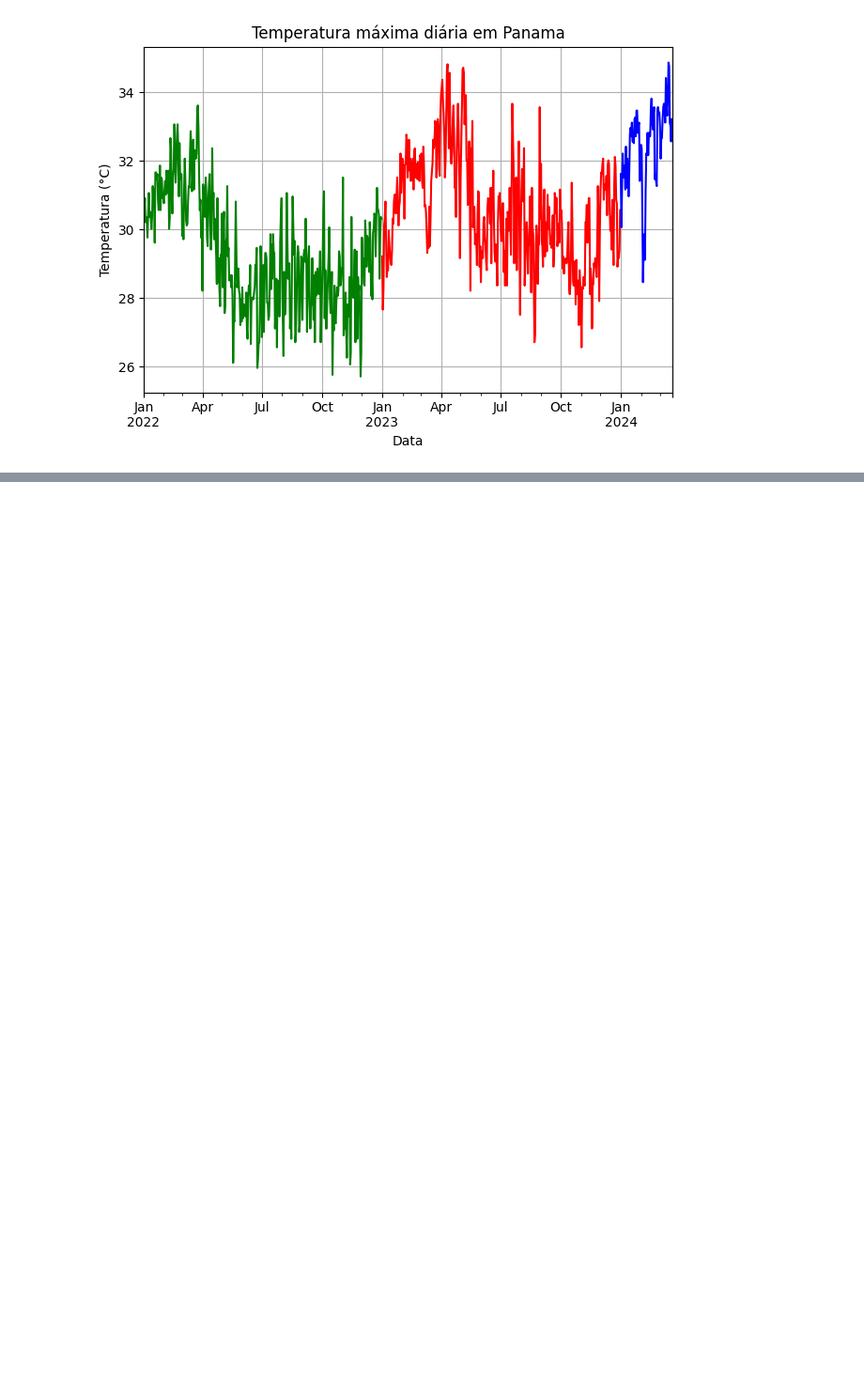
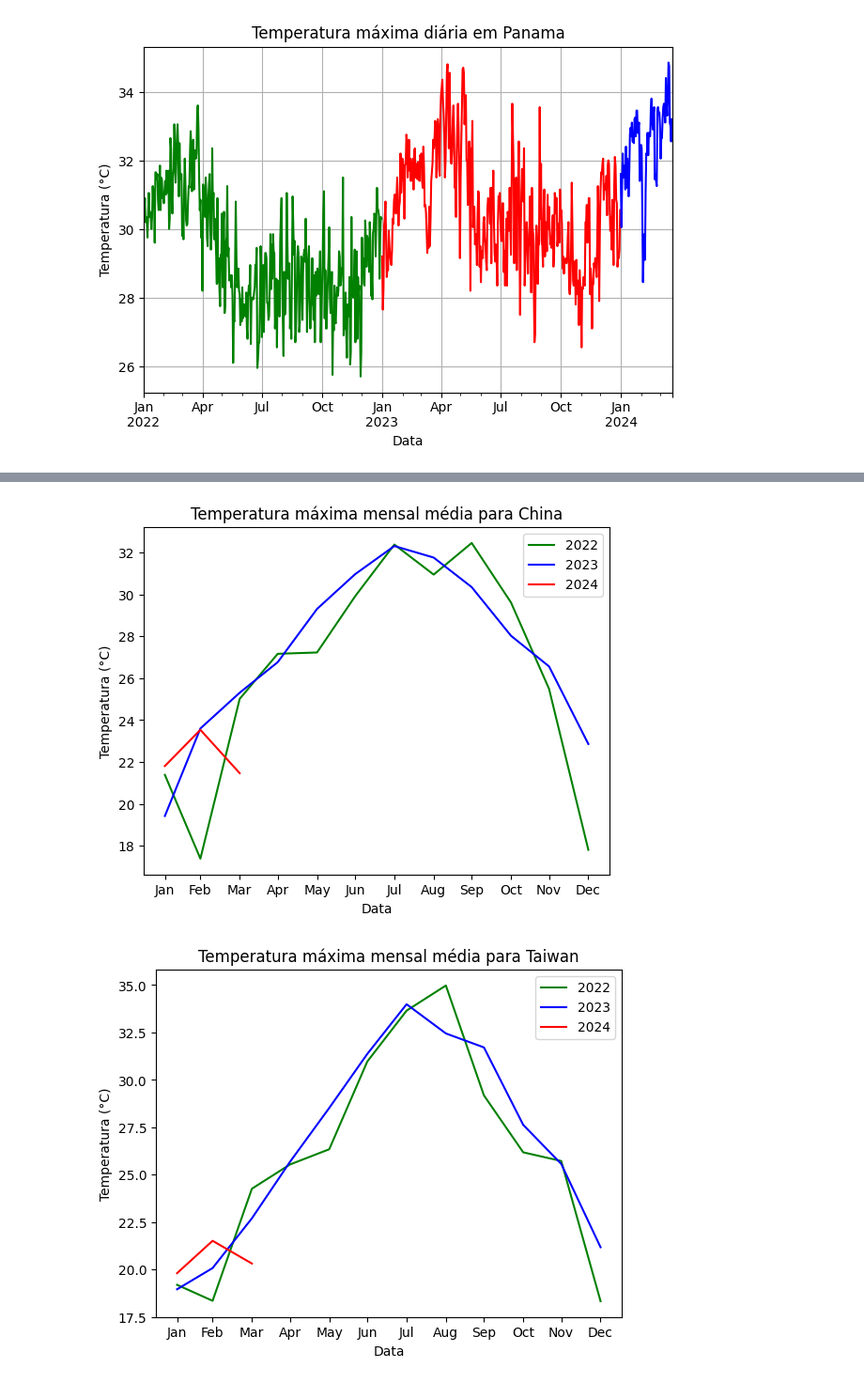
Before and after one commit to anycarolinys/projeto_dados_tabulares, a Jupyter notebook: daily_weather_EDA.ipynb, the cells around one changed output, grey strips where cells are left out. Shown at 94% size. Saved outputs shown, nothing was run; the diff lists cells and outputs as text; code cells hidden in the pictures; blank space fills up the shorter version.

Commit message:
subplots by year

```diff
--- a/daily_weather_EDA.ipynb
+++ b/daily_weather_EDA.ipynb
@@ -374,0 +377,54 @@ for country in countries:
+# %%
+leap_year_data = pd.to_datetime('2024-02-29 00:00:00+00:00')
+weather_df = weather_df[weather_df['date'] != leap_year_data]
+countries = weather_df.country.unique()
+
+x_axis_year = 2022
+
+for country in countries:
+
+    start_22 = pd.to_datetime('2022-01-01 00:00:00+00:00')
+    end_22 = pd.to_datetime('2022-12-31 00:00:00+00:00')
+
+    temperature_by_country_22 = weather_df[
+        (weather_df['country'] == country) &
+        (weather_df['date'] >= start_22) &
+        (weather_df['date'] <= end_22) ]
+
+    indexed_22 = temperature_by_country_22.groupby(pd.Grouper(key='date', freq='ME')).mean(numeric_only=True)
+    sns.lineplot(data=indexed_22['temperature_2m_max'], label='2022', color='green')
+
+    start_23 = pd.to_datetime('2023-01-01 00:00:00+00:00')
+    end_23 = pd.to_datetime('2023-12-31 00:00:00+00:00')
+
+    temperature_by_country_23 = weather_df[
+        (weather_df['country'] == country) &
+        (weather_df['date'] >= start_23) &
+        (weather_df['date'] <= end_23) ]
+
+    temperature_by_country_23.loc[:, 'date'] = temperature_by_country_23['date'].apply(lambda x: x.replace(year=x_axis_year))
+    indexed_23 = temperature_by_country_23.groupby(pd.Grouper(key='date', freq='ME')).mean(numeric_only=True)
+    sns.lineplot(data=indexed_23['temperature_2m_max'], label='2023', color='blue')
+
+    start_24 = pd.to_datetime('2024-01-01 00:00:00+00:00')
+    end_24 = pd.to_datetime('2024-03-20 00:00:00+00:00')
+
+    temperature_by_country_24 = weather_df[
+        (weather_df['country'] == country) &
+        (weather_df['date'] >= start_24) &
+        (weather_df['date'] <= end_24) ]
+
+    temperature_by_country_24.loc[:, 'date'] = temperature_by_country_24['date'].apply(lambda x: x.replace(year=x_axis_year))
+    indexed_24 = temperature_by_country_24.groupby(pd.Grouper(key='date', freq='ME')).mean(numeric_only=True)
+    sns.lineplot(data=indexed_24['temperature_2m_max'], label='2024', color='red')
+
+    plt.title(f"Temperatura máxima mensal média para {country}")
+    plt.xlabel("Data")
+    # plt.xticks(rotation=45)
+    plt.xticks(ticks=indexed_22.index, labels=[calendar.month_abbr[item.month] for item in indexed_22.index])
+    plt.ylabel("Temperatura (°C)")
+    plt.show()
+    # print(indexed_22.index)
+# %% [output]
+[figure, added]
+[figure, added]
```
Also changed, not shown: parts of 2 cells of this notebook.
